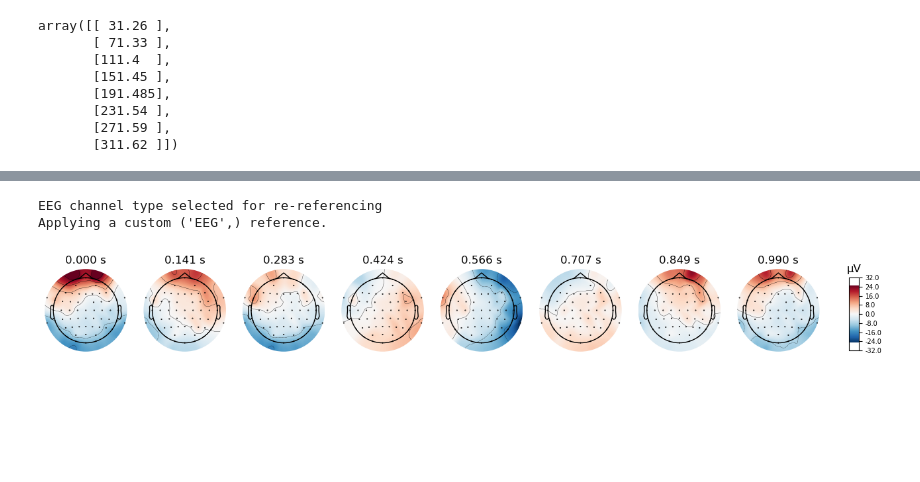
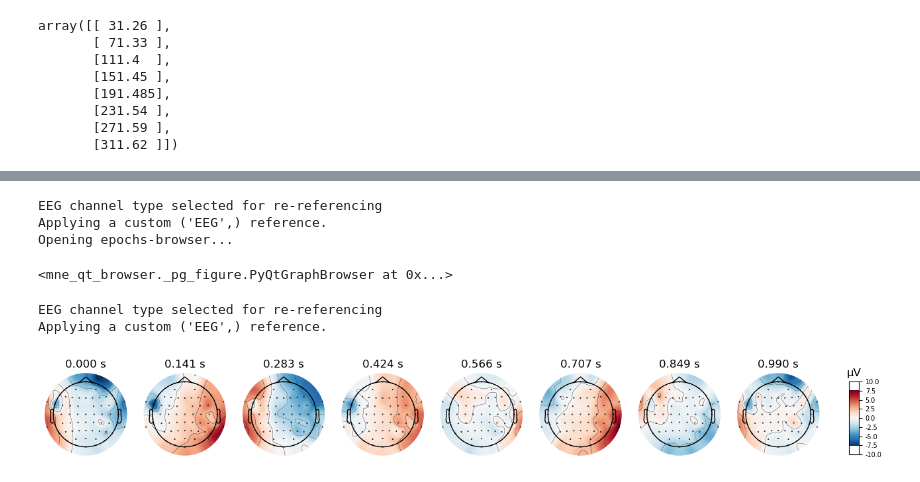
Before and after one commit to mrpotato180/final_project_neuroim, a Jupyter notebook: EEG_Analysis_Ernest_2.ipynb, the cells around one changed output, grey strips where cells are left out. Drawn from its saved outputs; the diff is of its cells as text; code cells hidden in the pictures; blank space fills up the shorter version.

```diff
--- a/EEG_Analysis_Ernest_2.ipynb
+++ b/EEG_Analysis_Ernest_2.ipynb
@@ -111,5 +109,6 @@ array([[ 31.26 ],
 # %%
 rest=events[0][events[0][:,2]==99] #rest
 rest_time=rest[:,0:1]/200 #divide the samples between sampling frequency (200 Hz) to obtain time in seconds
+rest_time=np.append(rest_time,task_time[-1] + 20) #add the end value of the time series to have same length with task_time
 rest_time
 # %% [output]
@@ -132,3 +122,0 @@ array([ 31.26 ,  51.3  ,  71.33 ,  91.365, 111.4  , 131.435, 151.45 ,
-# %%
-for j in range(len(time)-1):
-    epochs= mne.make_fixed_length_epochs(data_filt.copy().crop(tmin=time[j], tmax=time[j+1]))
@@ -222,0 +192,14 @@ Opening epochs-browser...
+# %%
+# ALTERNATIVA 2
+
+epochs_list_task=[0 for i in range(0, len(task_time)-1)] #create a list of zeros for the task
+epochs_list_rest=[0 for i in range(0, len(rest_time)-1)] #create a list of zeros for the rest
+
+for j in range(len(task_time)-1):
+    epochs_list_task[j]= mne.make_fixed_length_epochs(data_filt.copy().crop(tmin=round(float(task_time[j]),1), tmax=round(float(rest_time[j]),1)))
+
+for k in range(len(rest_time)-1):
+    epochs_list_rest[k]= mne.make_fixed_length_epochs(data_filt.copy().crop(tmin=round(float(rest_time[k]),1), tmax=round(float(task_time[k+1]),1)))
+
+epochs_task=mne.concatenate_epochs(epochs_list_task)
+epochs_rest=mne.concatenate_epochs(epochs_list_rest)
@@ -222,0 +238,7 @@ Opening epochs-browser...
+# %%
+epochs_task.load_data().set_eeg_reference(ref_channels= ["FC1","CP1","FC5","CP5","C1","FC3","CP3","C5"]).plot()
+# %% [output]
+EEG channel type selected for re-referencing
+Applying a custom ('EEG',) reference.
+Opening epochs-browser...
+<mne_qt_browser._pg_figure.PyQtGraphBrowser at 0x...>
@@ -223,8 +249,8 @@ Opening epochs-browser...
 # %%
-evoked = epochs.set_eeg_reference(ref_channels= ["FC1","CP1","FC5","CP5","C1","FC3","CP3","C5"]).average() #mean of the epochs to get the evoked response
-evoked.plot(time_unit='s', gfp=True) #plot of the evoked response
-evoked.plot_topomap(times=np.linspace(0,0.99,8), ch_type='eeg',time_unit='s')
+evoked_task = epochs_task.set_eeg_reference(ref_channels= ["FC1","CP1","FC5","CP5","C1","FC3","CP3","C5"]).average() #mean of the epochs to get the evoked response
+evoked_task.plot(time_unit='s', gfp=True) #plot of the evoked response
+evoked_task.plot_topomap(times=np.linspace(0,0.99,8), ch_type='eeg',time_unit='s')
 # %% [output]
 EEG channel type selected for re-referencing
 Applying a custom ('EEG',) reference.
-[figure, old version]
+[figure, new version]
```
Also changed, not shown: parts of 25 cells of this notebook.
